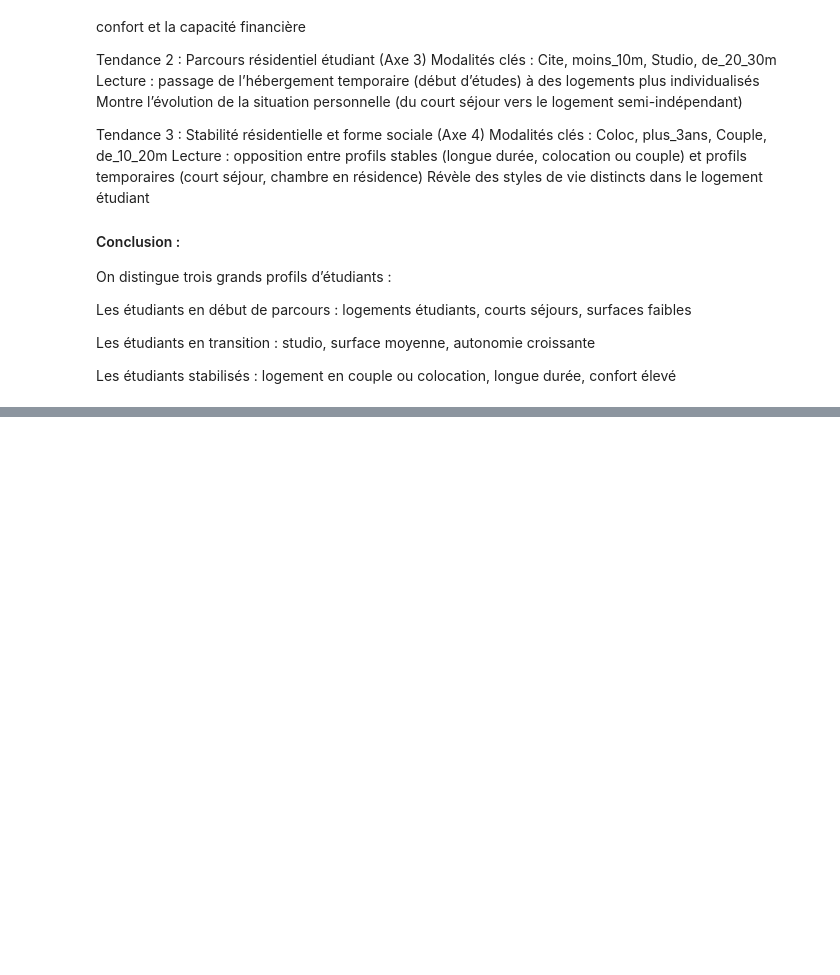
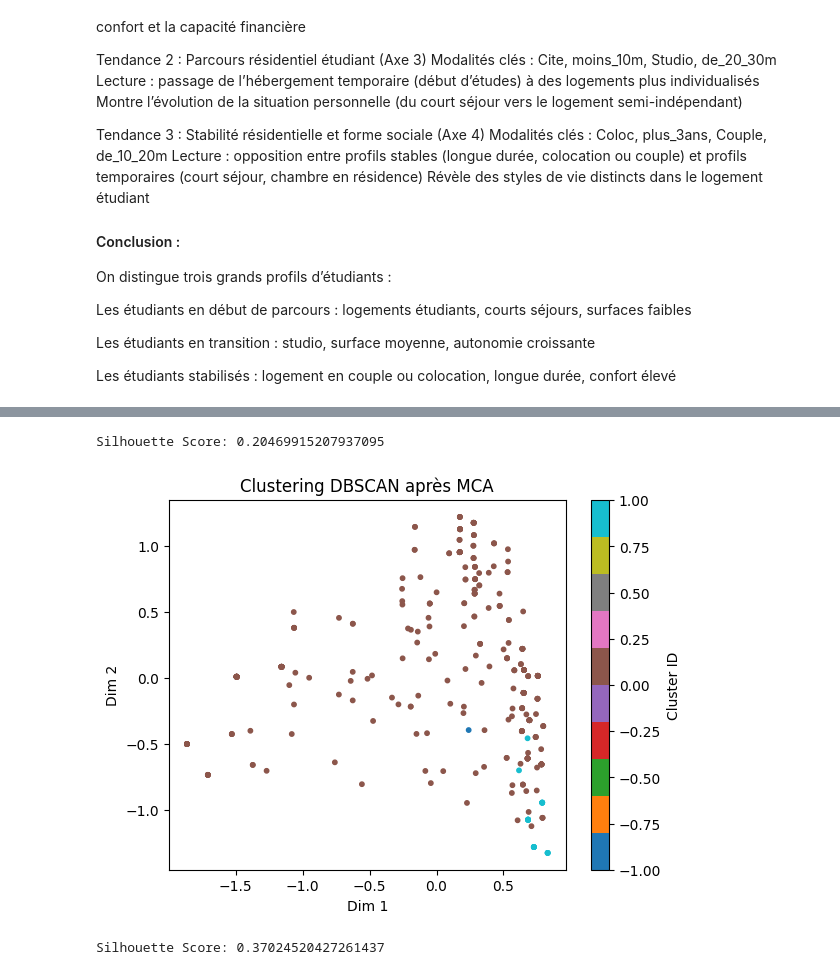
Before and after one commit to Nimoonest/-, a Jupyter notebook: Les étudiants et le logement.ipynb, the cells around one changed output, grey strips where cells are left out. Drawn from its saved outputs; the diff is of its cells as text; code cells hidden in the pictures; blank space fills up the shorter version.

```diff
--- a/Les étudiants et le logement.ipynb
+++ b/Les étudiants et le logement.ipynb
@@ -549,0 +567,10 @@ Les étudiants stabilisés : logement en couple ou colocation, longue durée, co
+# %%
+from sklearn.metrics import silhouette_score
+
+# 只在非噪声点上计算
+mask = labels != -1
+score = silhouette_score(X_mca[mask], labels[mask])
+print("Silhouette Score:", score)
+# 轮廓系数
+# %% [output]
+Silhouette Score: 0.20469915207937095
@@ -549,0 +579,20 @@ Les étudiants stabilisés : logement en couple ou colocation, longue durée, co
+# %%
+from sklearn.cluster import DBSCAN
+import matplotlib.pyplot as plt
+
+labels = DBSCAN(eps=0.8, min_samples=2).fit_predict(X_mca)
+
+plt.scatter(X_mca_2d[:, 0], X_mca_2d[:, 1], c=labels, cmap='tab10', s=10)
+plt.xlabel("Dim 1")
+plt.ylabel("Dim 2")
+plt.title("Clustering DBSCAN après MCA")
+plt.colorbar(label="Cluster ID")
+plt.show()
+# %% [output]
+[figure, added]
+# %%
+mask = labels != -1
+score = silhouette_score(X_mca[mask], labels[mask])
+print("Silhouette Score:", score)
+# %% [output]
+Silhouette Score: 0.37024520427261437
```
Also changed, not shown: parts of 27 cells of this notebook.
